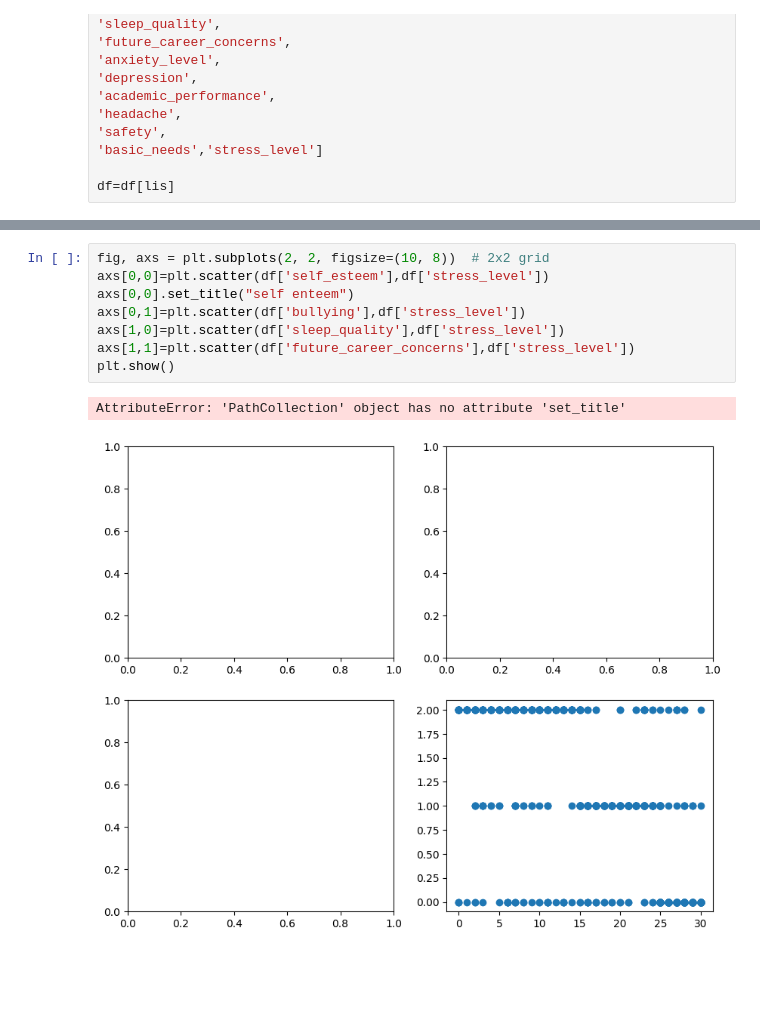
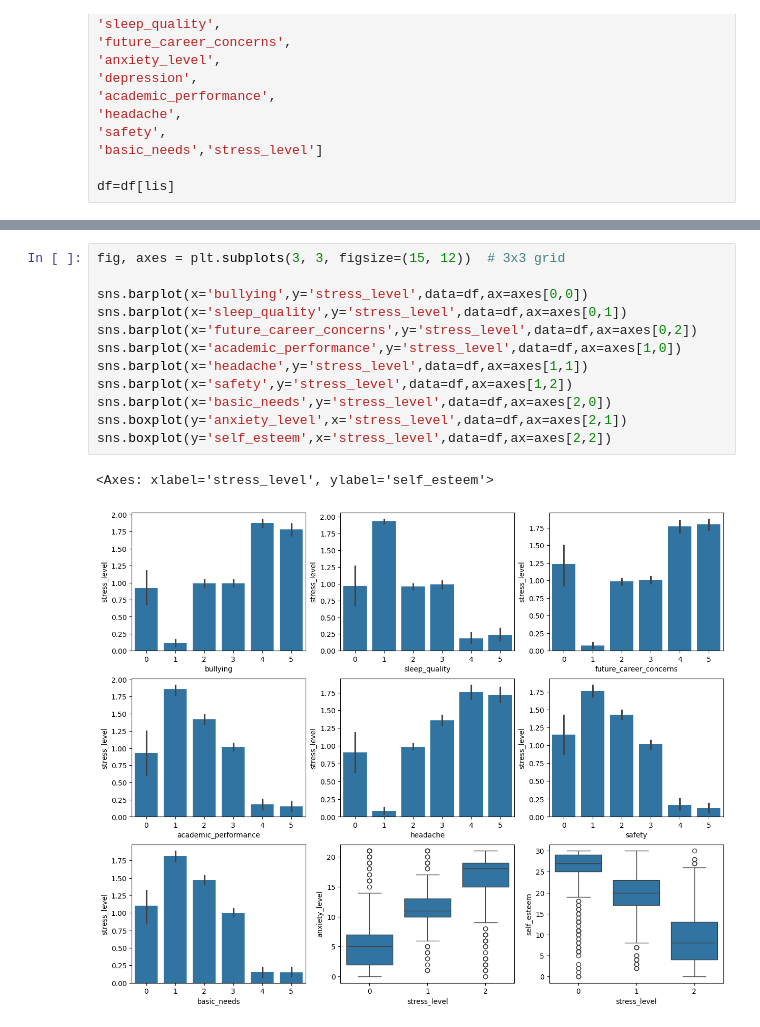
Before and after one commit to karthik132007/student_stress_prediction, a Jupyter notebook: traning.ipynb, the cells around one changed output, grey strips where cells are left out. Cells and saved outputs as stored; diff of their text form; blank space fills up the shorter version.

Commit message:
plots

```diff
--- a/traning.ipynb
+++ b/traning.ipynb
@@ -29,11 +45,15 @@ df=df[lis]
 # %%
-fig, axs = plt.subplots(2, 2, figsize=(10, 8))  # 2x2 grid
-axs[0,0]=plt.scatter(df['self_esteem'],df['stress_level'])
-axs[0,0].set_title("self enteem")
-axs[0,1]=plt.scatter(df['bullying'],df['stress_level'])
-axs[1,0]=plt.scatter(df['sleep_quality'],df['stress_level'])
-axs[1,1]=plt.scatter(df['future_career_concerns'],df['stress_level'])
-plt.show()
+fig, axes = plt.subplots(3, 3, figsize=(15, 12))  # 3x3 grid
+
+sns.barplot(x='bullying',y='stress_level',data=df,ax=axes[0,0])
+sns.barplot(x='sleep_quality',y='stress_level',data=df,ax=axes[0,1])
+sns.barplot(x='future_career_concerns',y='stress_level',data=df,ax=axes[0,2])
+sns.barplot(x='academic_performance',y='stress_level',data=df,ax=axes[1,0])
+sns.barplot(x='headache',y='stress_level',data=df,ax=axes[1,1])
+sns.barplot(x='safety',y='stress_level',data=df,ax=axes[1,2])
+sns.barplot(x='basic_needs',y='stress_level',data=df,ax=axes[2,0])
+sns.boxplot(y='anxiety_level',x='stress_level',data=df,ax=axes[2,1])
+sns.boxplot(y='self_esteem',x='stress_level',data=df,ax=axes[2,2])
 # %% [output]
-AttributeError: 'PathCollection' object has no attribute 'set_title'
+<Axes: xlabel='stress_level', ylabel='self_esteem'>
-[figure, old version]
+[figure, new version]
```
Also changed, not shown: parts of 1 cell of this notebook.
